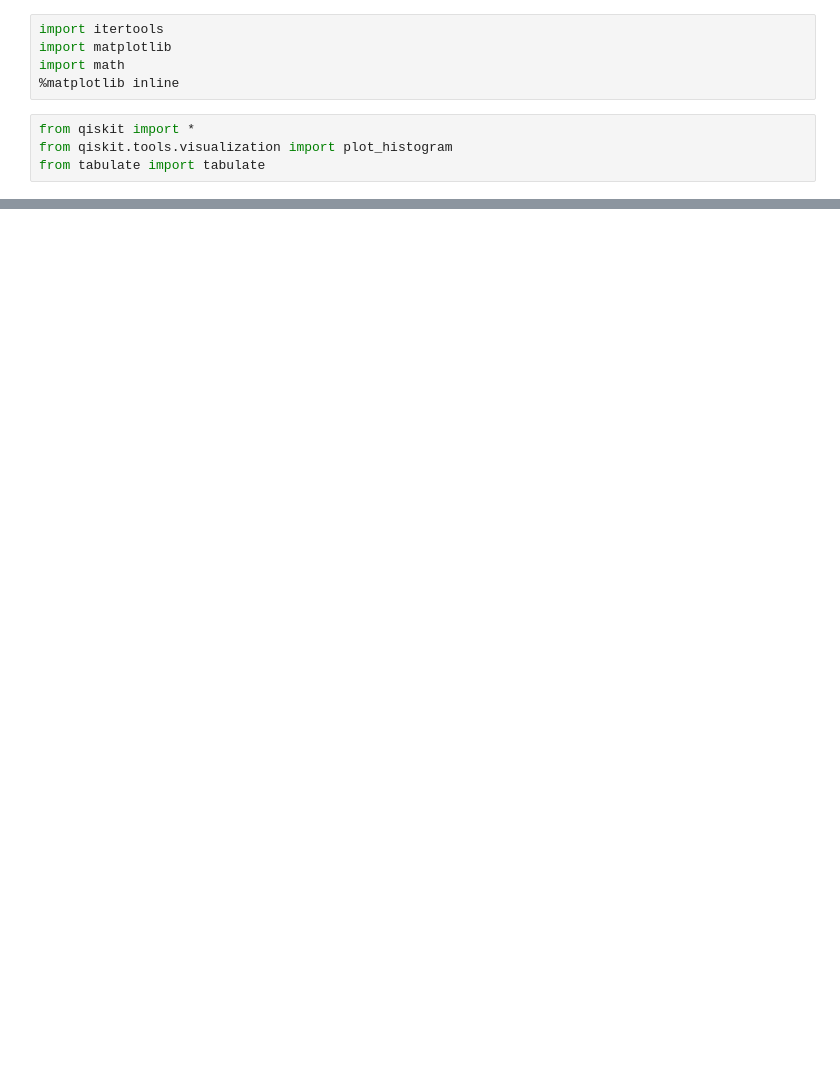
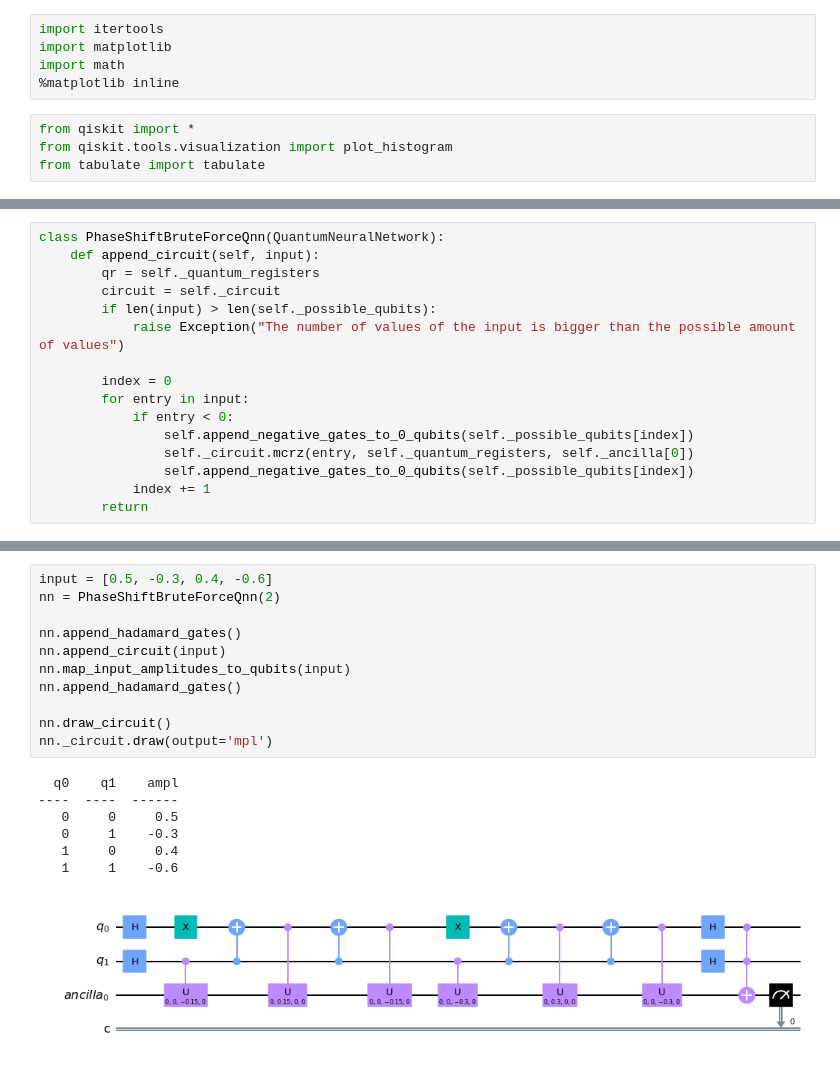
Before and after one commit to EduardoBrito97/QuantumArtificialNeuron, a Jupyter notebook: quantum_neural_networks.ipynb, the cells around one changed output, grey strips where cells are left out. Saved outputs shown, nothing was run; the diff lists cells and outputs as text; blank space fills up the shorter version.

Commit message:
Minor fixes on BruteForce QNNs

```diff
--- a/quantum_neural_networks.ipynb
+++ b/quantum_neural_networks.ipynb
@@ -117,4 +112,20 @@ class PhaseShiftQnn(QuantumNeuralNetwork):
         return
+# %%
+class PhaseShiftBruteForceQnn(QuantumNeuralNetwork):
+    def append_circuit(self, input):
+        qr = self._quantum_registers
+        circuit = self._circuit
+        if len(input) > len(self._possible_qubits):
+            raise Exception("The number of values of the input is bigger than the possible amount of values")
+
+        index = 0
+        for entry in input:
+            if entry < 0:
+                self.append_negative_gates_to_0_qubits(self._possible_qubits[index])
+                self._circuit.mcrz(entry, self._quantum_registers, self._ancilla[0])
+                self.append_negative_gates_to_0_qubits(self._possible_qubits[index])
+            index += 1
+        return
 # %%
 input = [1, -1, 1, -1, 1, -1, 1, -1]
 nn = BruteForceQnn(3)
@@ -146,0 +161,19 @@ plot_histogram(result.get_counts(nn._circuit))
+# %%
+input = [0.5, -0.3, 0.4, -0.6]
+nn = PhaseShiftBruteForceQnn(2)
+
+nn.append_hadamard_gates()
+nn.append_circuit(input)
+nn.map_input_amplitudes_to_qubits(input)
+nn.append_hadamard_gates()
+
+nn.draw_circuit()
+nn._circuit.draw(output='mpl')
+# %% [output]
+  q0    q1    ampl
+----  ----  ------
+   0     0     0.5
+   0     1    -0.3
+   1     0     0.4
+   1     1    -0.6
+[figure, added]
```
Also changed, not shown: parts of 7 cells of this notebook.
